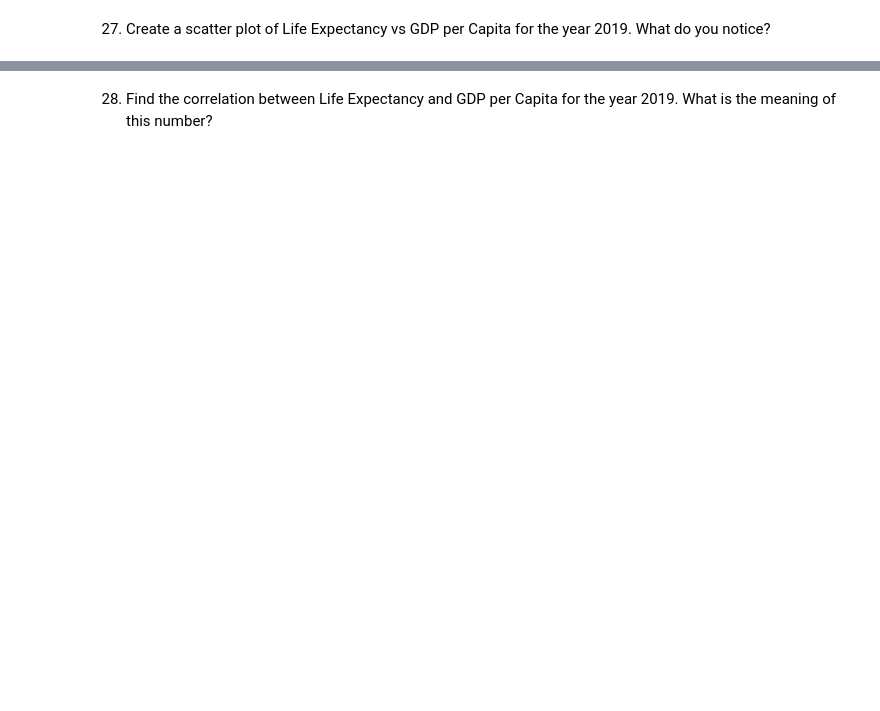
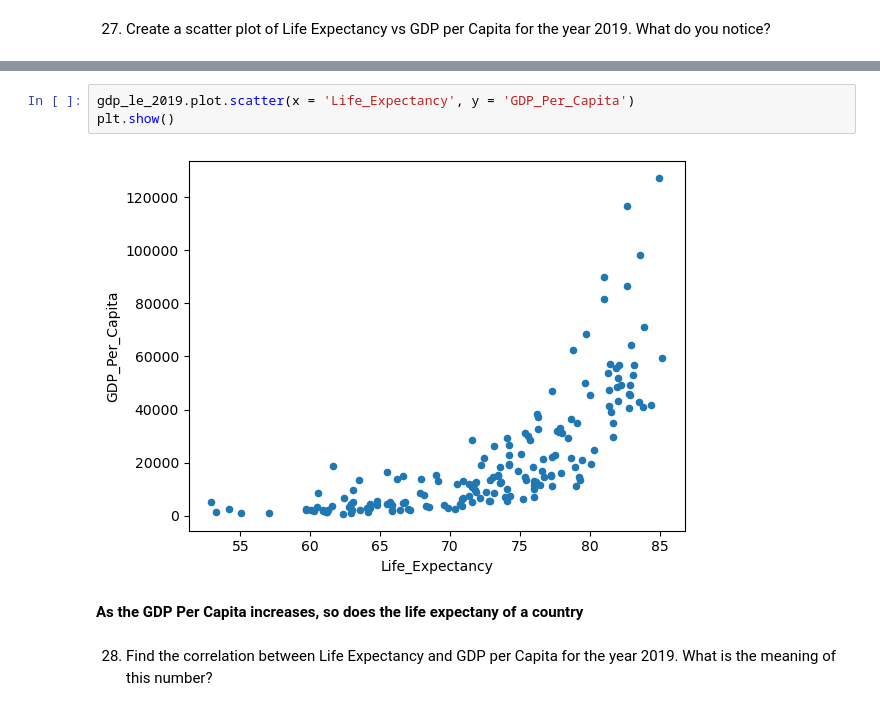
Before and after one commit to KagonDeans/un-exploration-KagonDeans, a Jupyter notebook: notebooks/UN_Data_Exploration.ipynb, the cells around one changed output, grey strips where cells are left out. Saved outputs shown, nothing was run; the diff lists cells and outputs as text; blank space fills up the shorter version.

```diff
--- a/notebooks/UN_Data_Exploration.ipynb
+++ b/notebooks/UN_Data_Exploration.ipynb
@@ -704,2 +727,9 @@ gdp_le_2019.sort_values('GDP_Per_Capita', ascending = False)
+# %%
+gdp_le_2019.plot.scatter(x = 'Life_Expectancy', y = 'GDP_Per_Capita')
+plt.show()
+# %% [output]
+[figure, added]
+# %% [markdown]
+**As the GDP Per Capita increases, so does the life expectany of a country**
 # %% [markdown]
 28. Find the correlation between Life Expectancy and GDP per Capita for the year 2019. What is the meaning of this number?
```
Also changed, not shown: parts of 27 cells of this notebook.
